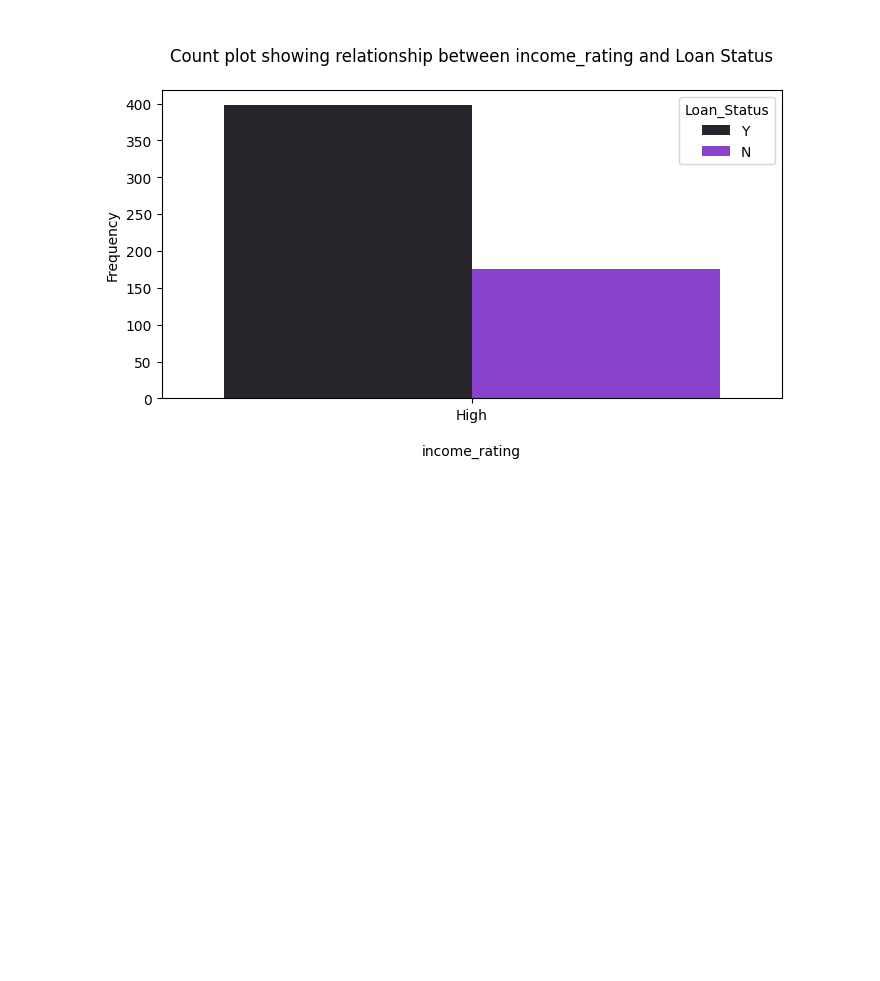
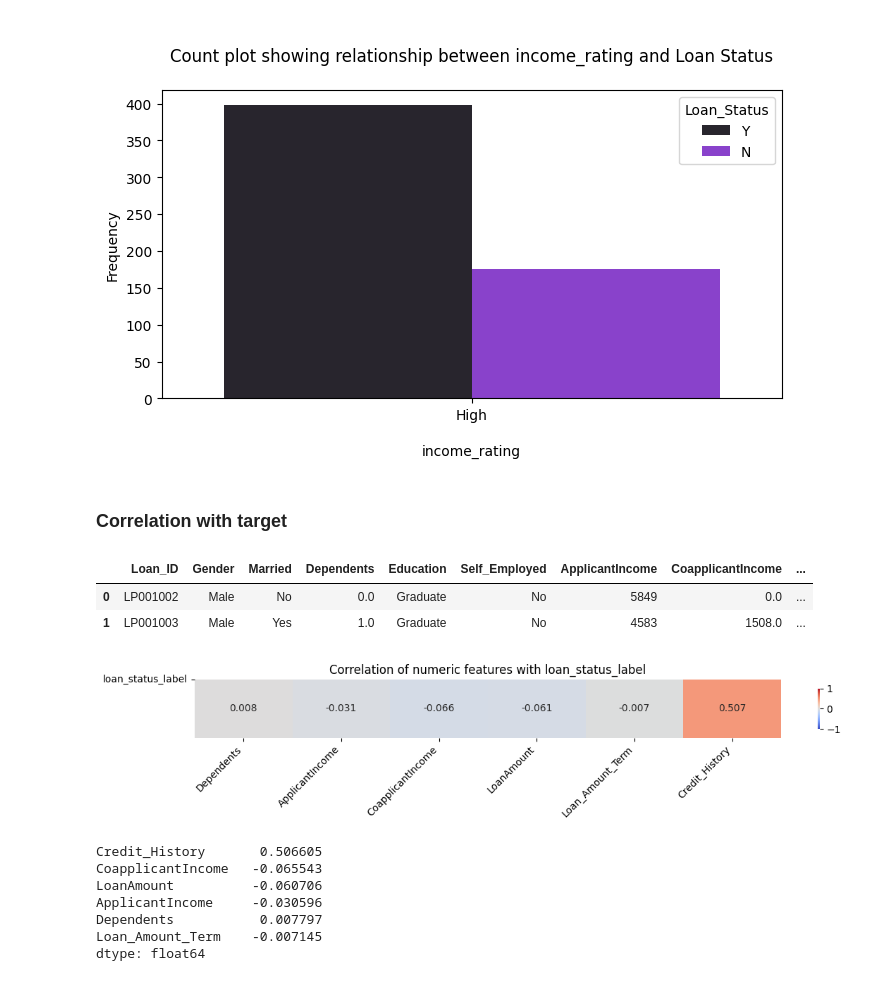
Before and after one commit to raji-ayyub/gen_ai_backend, a Jupyter notebook: task_25.ipynb, the cells around one changed output. Drawn from its saved outputs; the diff is of its cells as text; code cells hidden in the pictures; blank space fills up the shorter version.

```diff
--- a/task_25.ipynb
+++ b/task_25.ipynb
@@ -484,3 +484,61 @@ Setting a gradient palette using color= is deprecated and will be removed in v0.
 
   sns.countplot(x=feature, hue=hue, data=df, color="blueviolet")
 [figure]
+# %% [markdown]
+### Correlation with target
+# %%
+def numerify(x):
+    if x == 'Y':
+        return 1
+    else:
+        return 0
+
+df["loan_status_label"] = df["Loan_Status"].apply(numerify)
+df.head(2)
+# %% [output]
+|  | Loan_ID | Gender | Married | Dependents | Education | Self_Employed | ApplicantIncome | CoapplicantIncome | ... |
+| 0 | LP001002 | Male | No | 0.0 | Graduate | No | 5849 | 0.0 | ... |
+| 1 | LP001003 | Male | Yes | 1.0 | Graduate | No | 4583 | 1508.0 | ... |
+# %%
+def correlation_with_target(df, target_col, figsize=(10,2)):
+    """
+    Plots a heatmap showing correlation of each numeric feature against target_col.
+    Returns a Series of correlations (sorted by absolute magnitude).
+    """
+    # Keep only numeric columns
+    numeric_df = df.select_dtypes(include='number').copy()
+    if target_col not in numeric_df.columns:
+        raise ValueError(f"Target column '{target_col}' must be numeric and present in the dataframe.")
+    # compute correlations of every numeric column with the target
+    corrs = numeric_df.corrwith(numeric_df[target_col]).drop(target_col)
+    corrs_df = corrs.to_frame(name='corr').T  # shape (1, n)
+    plt.figure(figsize=figsize)
+    sns.heatmap(
+        corrs_df,
+        annot=True,
+        fmt=".3f",
+        cmap="coolwarm",
+        center=0,
+        vmin=-1,
+        vmax=1,
+        cbar_kws={'orientation': 'vertical', 'shrink':0.7}
+    )
+    plt.xticks(rotation=45, ha='right')
+    plt.yticks([0], [target_col], rotation=0)
+    plt.title(f'Correlation of numeric features with {target_col}', fontsize=12)
+    plt.tight_layout()
+    plt.show()
+    # return sorted correlations for downstream use
+    return corrs.reindex(corrs.abs().sort_values(ascending=False).index)
+# %%
+corr_series = correlation_with_target(df, "loan_status_label", figsize=(12, 2.5))
+print(corr_series)
+# %% [output]
+[figure, added]
+Credit_History       0.506605
+CoapplicantIncome   -0.065543
+LoanAmount          -0.060706
+ApplicantIncome     -0.030596
+Dependents           0.007797
+Loan_Amount_Term    -0.007145
+dtype: float64
```
Also changed, not shown: parts of 4 cells of this notebook.
